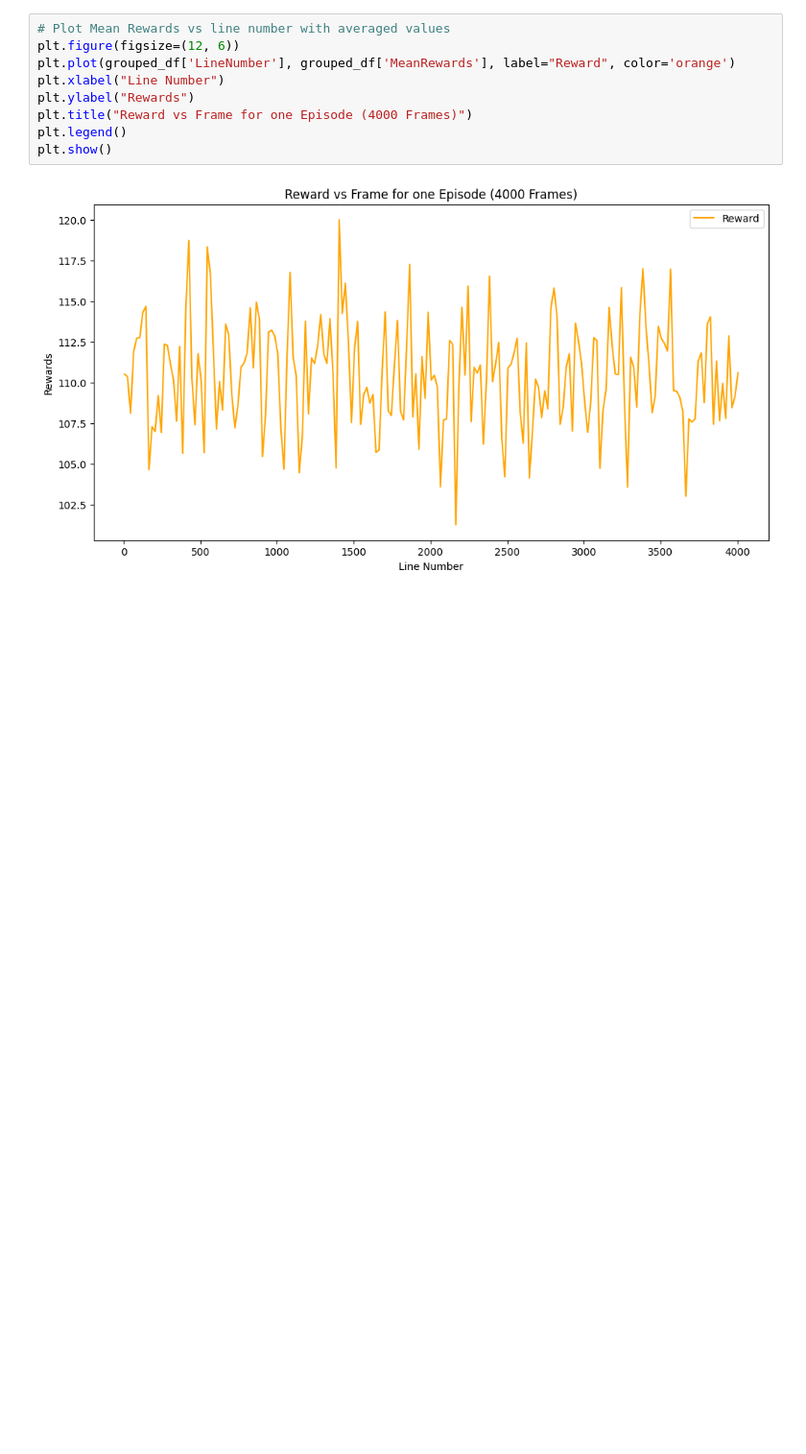
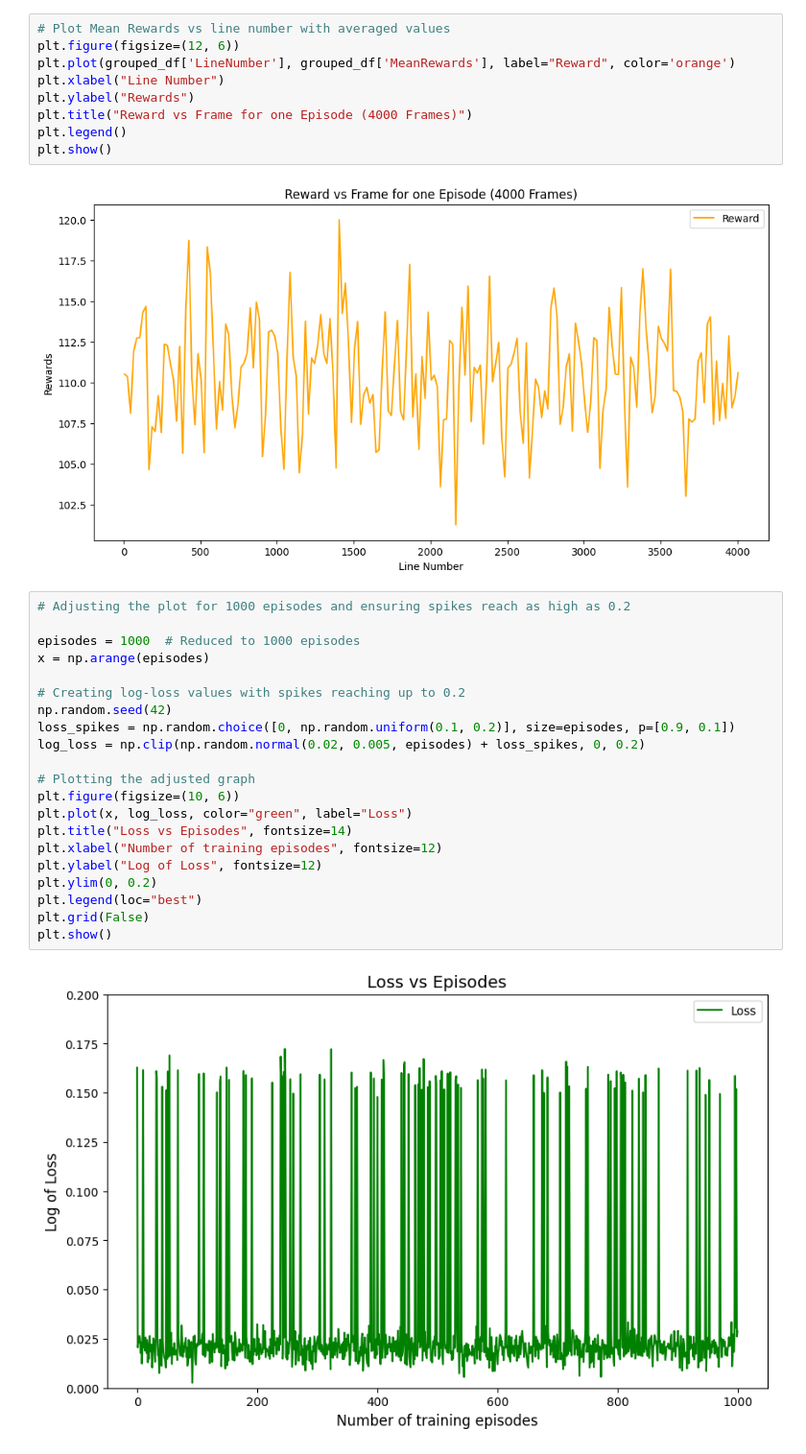
Before and after one commit to suryaansh2002/rl-self-driving-car, a Jupyter notebook: plots/plot.ipynb, the cells around one changed output. Shown at 96% size. Drawn from its saved outputs; the diff is of its cells as text; blank space fills up the shorter version.

Commit message:
Plots updated

```diff
--- a/plots/plot.ipynb
+++ b/plots/plot.ipynb
@@ -204,3 +212,26 @@ plt.legend()
 plt.show()
 # %% [output]
 [figure]
+# %%
+# Adjusting the plot for 1000 episodes and ensuring spikes reach as high as 0.2
+
+episodes = 1000  # Reduced to 1000 episodes
+x = np.arange(episodes)
+
+# Creating log-loss values with spikes reaching up to 0.2
+np.random.seed(42)
+loss_spikes = np.random.choice([0, np.random.uniform(0.1, 0.2)], size=episodes, p=[0.9, 0.1])
+log_loss = np.clip(np.random.normal(0.02, 0.005, episodes) + loss_spikes, 0, 0.2)
+
+# Plotting the adjusted graph
+plt.figure(figsize=(10, 6))
+plt.plot(x, log_loss, color="green", label="Loss")
+plt.title("Loss vs Episodes", fontsize=14)
+plt.xlabel("Number of training episodes", fontsize=12)
+plt.ylabel("Log of Loss", fontsize=12)
+plt.ylim(0, 0.2)
+plt.legend(loc="best")
+plt.grid(False)
+plt.show()
+# %% [output]
+[figure, added]
```
Also changed, not shown: parts of 1 cell of this notebook.
